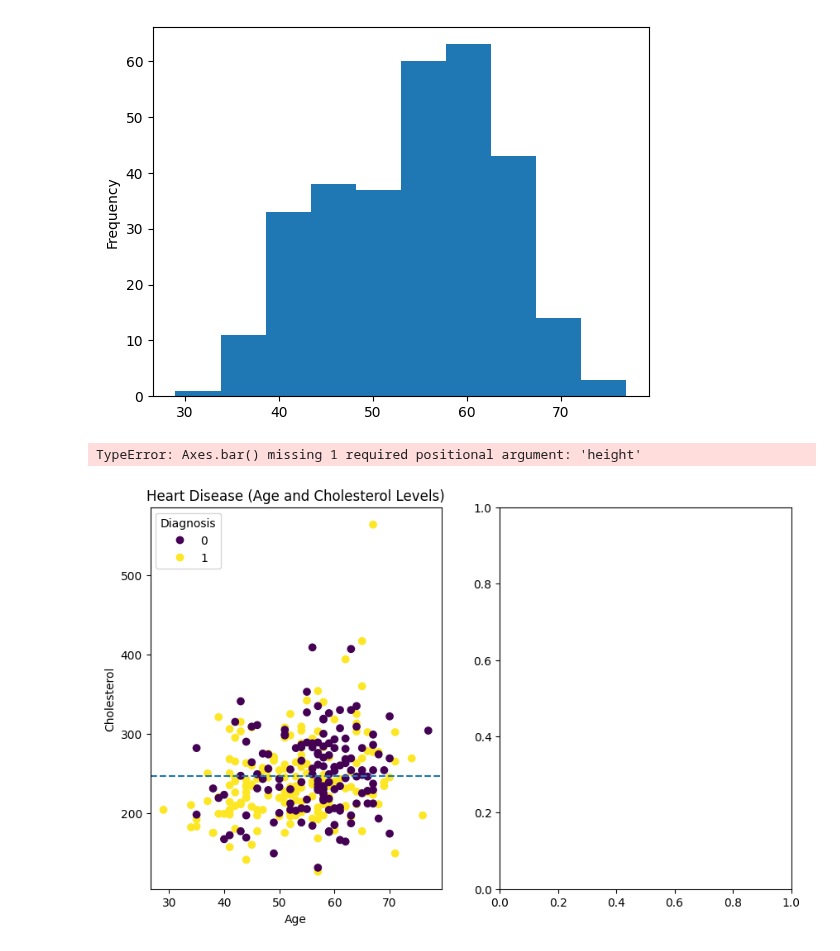
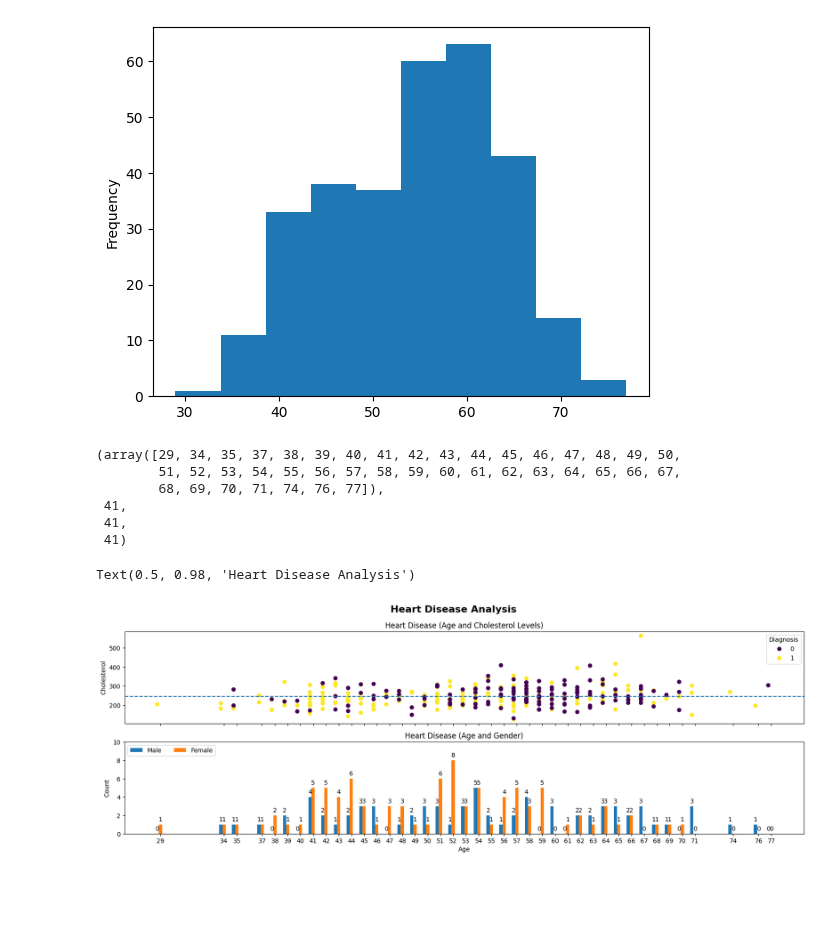
Before and after one commit to khteh/JupyterNotebooks, a Jupyter notebook: ZTM/HeartDisease/HeartDisease.ipynb, the cells around one changed output. Drawn from its saved outputs; the diff is of its cells as text; code cells hidden in the pictures; blank space fills up the shorter version.

Commit message:
Add pandas DF grouped bar for age-gender count of heart disease

```diff
--- a/ZTM/HeartDisease/HeartDisease.ipynb
+++ b/ZTM/HeartDisease/HeartDisease.ipynb
@@ -15,21 +15,55 @@ data.head()
 data["age"].plot.hist();
 # %% [output]
 [figure]
+# %%
+#age_sex = pd.DataFrame()
+ages = numpy.sort(data["age"].unique())
+type(ages)
+males = []
+females = []
+for age in ages:
+    males.append(len(data[(data['age'] == age) & (data['sex'] == 0) & (data['target'] == 1)]))
+    females.append(len(data[(data['age'] == age) & (data['sex'] == 1) & (data['target'] == 1)]))
+ages, len(ages), len(males),len(females)
+# %% [output]
+(array([29, 34, 35, 37, 38, 39, 40, 41, 42, 43, 44, 45, 46, 47, 48, 49, 50,
+        51, 52, 53, 54, 55, 56, 57, 58, 59, 60, 61, 62, 63, 64, 65, 66, 67,
+        68, 69, 70, 71, 74, 76, 77]),
+ 41,
+ 41,
+ 41)
 # %%
 #data.plot(kind='scatter', x='age', y='chol', c='target')
-fig, ax = plt.subplots(nrows=1, ncols=2, figsize=(10,6))
+fig, ax = plt.subplots(nrows=2, ncols=1, figsize=(20,6), sharex=True)
 
 age_cholesterol = ax[0].scatter(x=data['age'], y=data['chol'], c=data['target'])
-ax[0].set(title="Heart Disease (Age and Cholesterol Levels)", xlabel="Age", ylabel="Cholesterol")
+ax[0].set(title="Heart Disease (Age and Cholesterol Levels)", ylabel="Cholesterol")
 ax[0].legend(*age_cholesterol.legend_elements(), title="Diagnosis") # legend_elements() will look for the c=data['target']
 ax[0].axhline(data['chol'].mean(), linestyle="--")
 
-age_sex = ax[1].bar(x=data['age'], y=data['sex'], c=data['target'])
-ax[1].set(title="Heart Disease (Age and Gender)", xlabel="Age", ylabel="Gender")
-ax[1].legend(*age_sex.legend_elements(), title="Diagnosis") # legend_elements() will look for the c=data['target']
+genders = {
+    'Male': males,
+    'Female': females
+}
+
+x = ages #np.arange(len(species))  # the label locations
+width = 0.25  # the width of the bars
+multiplier = 0
+
+for gender, count in genders.items():
+    offset = width * multiplier
+    rects = ax[1].bar(x + offset, count, width, label=gender)
+    ax[1].bar_label(rects, padding=3)
+    multiplier += 1
+
+# Add some text for labels, title and custom x-axis tick labels, etc.
+ax[1].set(title='Heart Disease (Age and Gender)', xlabel="Age", ylabel="Count")
+ax[1].set_xticks(x + width, ages)
+ax[1].legend(loc='upper left', ncols=3)
+ax[1].set_ylim(0, 10)
 
 fig.suptitle("Heart Disease Analysis", fontsize=16, fontweight="bold")
-fig.savefig("~/Downloads/HeartDiseaseAnalysis.png")
+#fig.savefig("~/Downloads/HeartDiseaseAnalysis.png")
 # %% [output]
-TypeError: Axes.bar() missing 1 required positional argument: 'height'
+Text(0.5, 0.98, 'Heart Disease Analysis')
-[figure, old version]
+[figure, new version]
```
Also changed, not shown: parts of 1 cell of this notebook.
